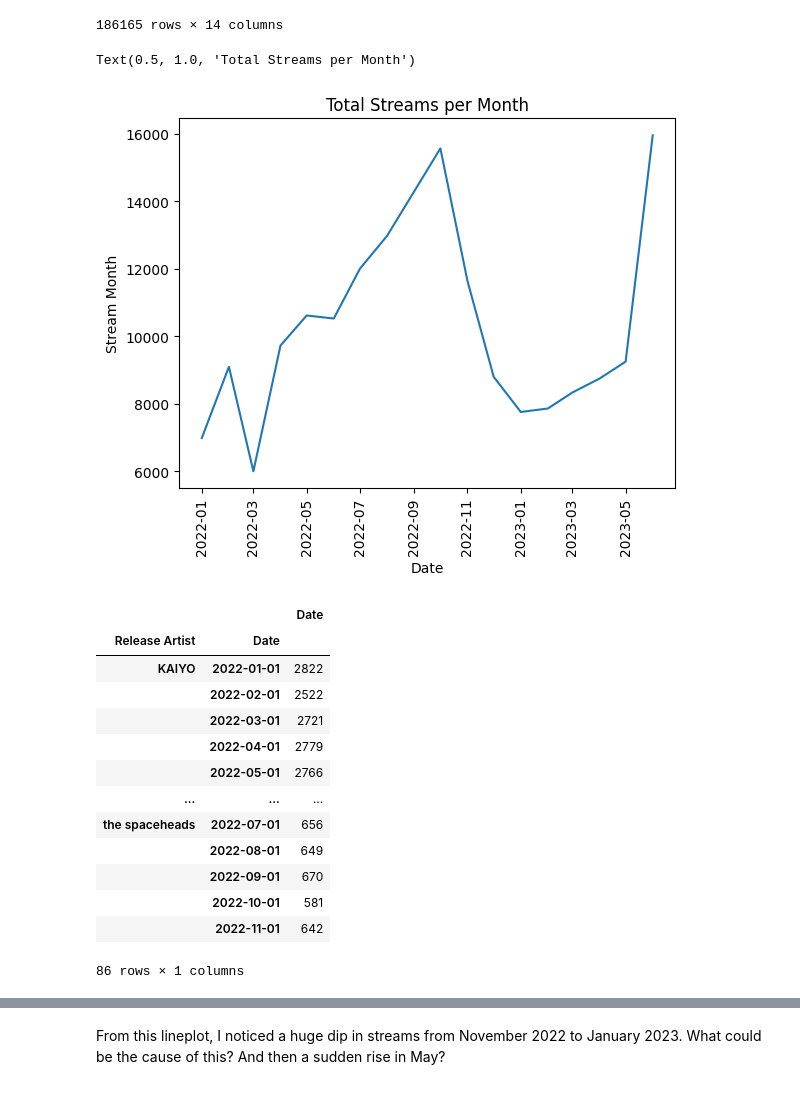
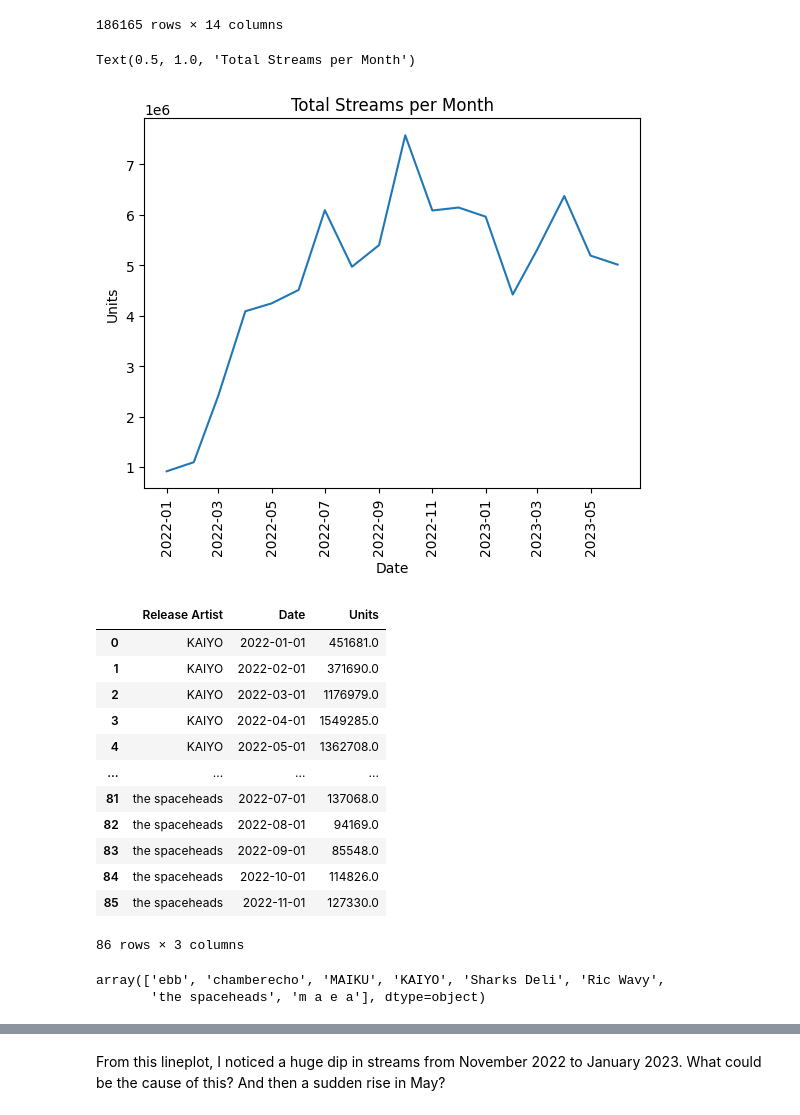
Before and after one commit to kloeyap/ybell-data-analysis, a Jupyter notebook: analysis/gen-analysis.ipynb, the cells around one changed output, grey strips where cells are left out. Cells and saved outputs as stored; diff of their text form; code cells hidden in the pictures.

Commit message:
Recalculate streams using units

```diff
--- a/analysis/gen-analysis.ipynb
+++ b/analysis/gen-analysis.ipynb
@@ -24,0 +54,8 @@ data
+# %%
+def extract_artist(row):
+    if pd.isna(row['Release Artist']):
+        return row['Contract Name'].split(' (')[0]
+    return row['Release Artist']
+
+
+data['Release Artist'] = data.apply(extract_artist, axis=1)
@@ -147,28 +231,28 @@ data
 186165 rows × 14 columns
 # %%
 sort_time = data.sort_values(by='Date', ascending=True)
-time_tbl = sort_time.groupby('Date')[['Stream Month']].count()
-sns.lineplot(data=time_tbl, x='Date', y='Stream Month')
+time_tbl = sort_time.groupby('Date')[['Units']].sum()
+sns.lineplot(data=time_tbl, x='Date', y='Units')
 plt.xticks(rotation=90)
 plt.title('Total Streams per Month')
 # %% [output]
 Text(0.5, 1.0, 'Total Streams per Month')
-[figure, old version]
+[figure, new version]
 # %%
-s = sort_time.groupby(['Release Artist', 'Date'])[['Date']].count()
-s
+artist_time_streams = sort_time.groupby(['Release Artist', 'Date'])[['Units']].sum()
+artist_time_streams = artist_time_streams.reset_index()
+artist_time_streams
 # %% [output]
-|  |  | Date |
-| Release Artist | Date |  |
-| KAIYO | 2022-01-01 | 2822 |
-|  | 2022-02-01 | 2522 |
-|  | 2022-03-01 | 2721 |
-|  | 2022-04-01 | 2779 |
-|  | 2022-05-01 | 2766 |
-| ... | ... | ... |
-| the spaceheads | 2022-07-01 | 656 |
-|  | 2022-08-01 | 649 |
-|  | 2022-09-01 | 670 |
-|  | 2022-10-01 | 581 |
-|  | 2022-11-01 | 642 |
+|  | Release Artist | Date | Units |
+| 0 | KAIYO | 2022-01-01 | 451681.0 |
+| 1 | KAIYO | 2022-02-01 | 371690.0 |
+| 2 | KAIYO | 2022-03-01 | 1176979.0 |
+| 3 | KAIYO | 2022-04-01 | 1549285.0 |
+| 4 | KAIYO | 2022-05-01 | 1362708.0 |
+| ... | ... | ... | ... |
+| 81 | the spaceheads | 2022-07-01 | 137068.0 |
+| 82 | the spaceheads | 2022-08-01 | 94169.0 |
+| 83 | the spaceheads | 2022-09-01 | 85548.0 |
+| 84 | the spaceheads | 2022-10-01 | 114826.0 |
+| 85 | the spaceheads | 2022-11-01 | 127330.0 |
-86 rows × 1 columns
+86 rows × 3 columns
@@ -174,0 +264,6 @@ s
+# %%
+data['Release Artist'].unique()
+artists
+# %% [output]
+array(['ebb', 'chamberecho', 'MAIKU', 'KAIYO', 'Sharks Deli', 'Ric Wavy',
+       'the spaceheads', 'm a e a'], dtype=object)
```
Also changed, not shown: parts of 37 cells of this notebook.
